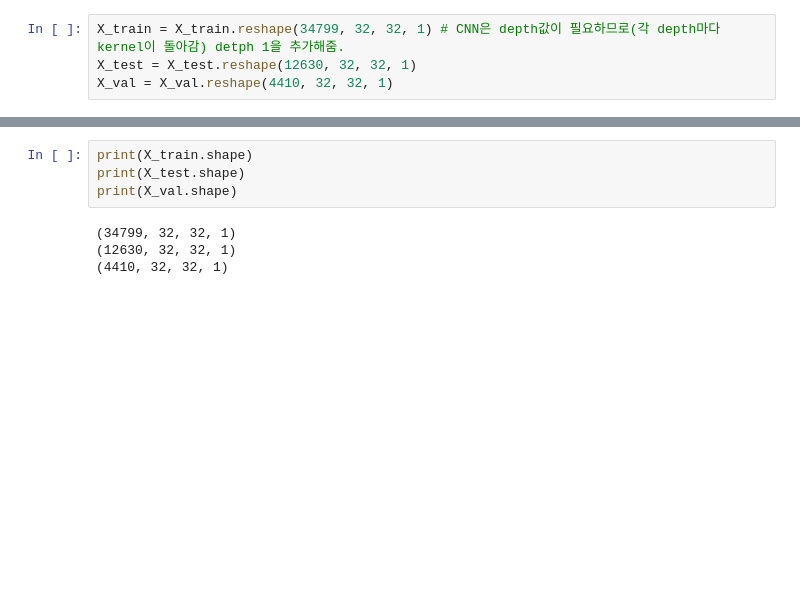
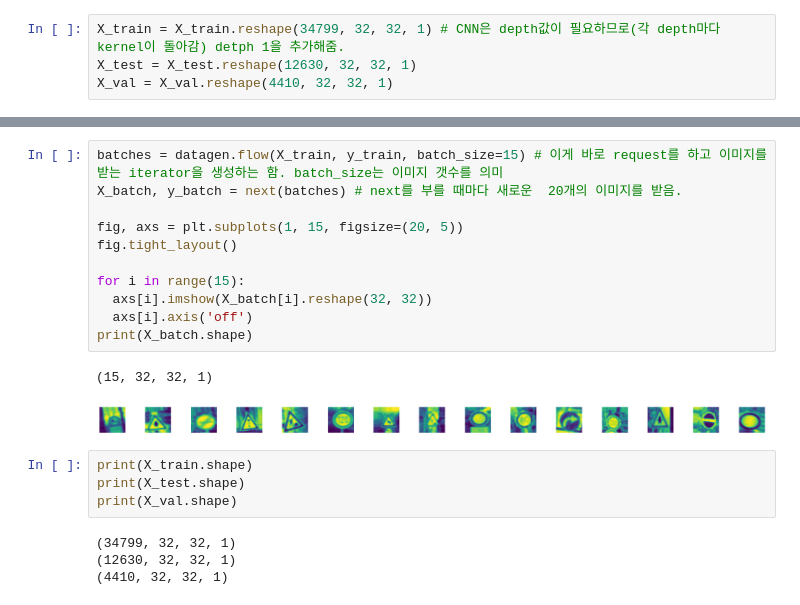
Before and after one commit to Rietchie0119/Road_sign_classifier, a Jupyter notebook: Road_sign.ipynb, the cells around one changed output, grey strips where cells are left out. Saved outputs shown, nothing was run; the diff lists cells and outputs as text; blank space fills up the shorter version.

```diff
--- a/Road_sign.ipynb
+++ b/Road_sign.ipynb
@@ -145,3 +157,17 @@ X_val = X_val.reshape(4410, 32, 32, 1)
+# %%
+batches = datagen.flow(X_train, y_train, batch_size=15) # 이게 바로 request를 하고 이미지를 받는 iterator을 생성하는 함. batch_size는 이미지 갯수를 의미
+X_batch, y_batch = next(batches) # next를 부를 때마다 새로운  20개의 이미지를 받음.
+
+fig, axs = plt.subplots(1, 15, figsize=(20, 5))
+fig.tight_layout()
+
+for i in range(15):
+  axs[i].imshow(X_batch[i].reshape(32, 32))
+  axs[i].axis('off')
+print(X_batch.shape)
+# %% [output]
+(15, 32, 32, 1)
+[figure, added]
 # %%
 print(X_train.shape)
 print(X_test.shape)
```
Also changed, not shown: parts of 11 cells of this notebook.
